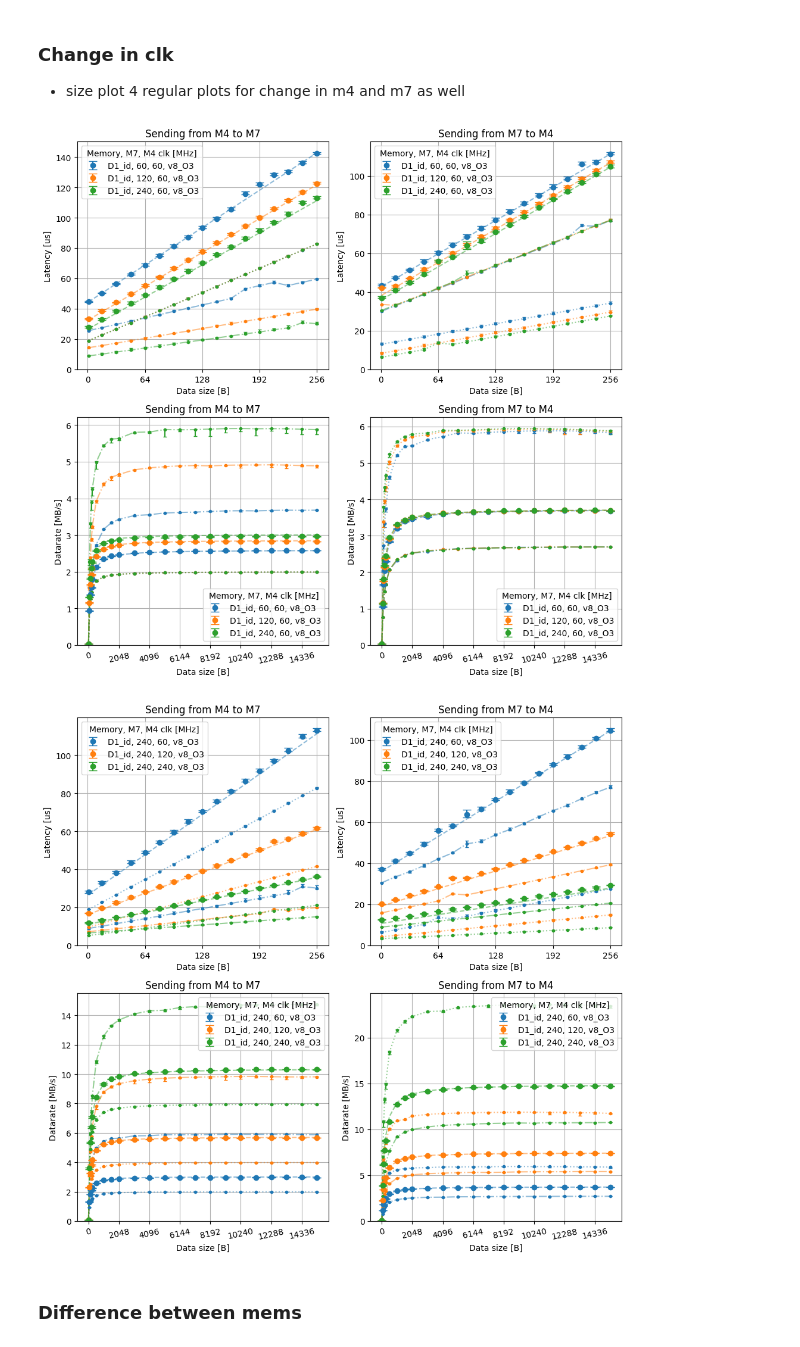
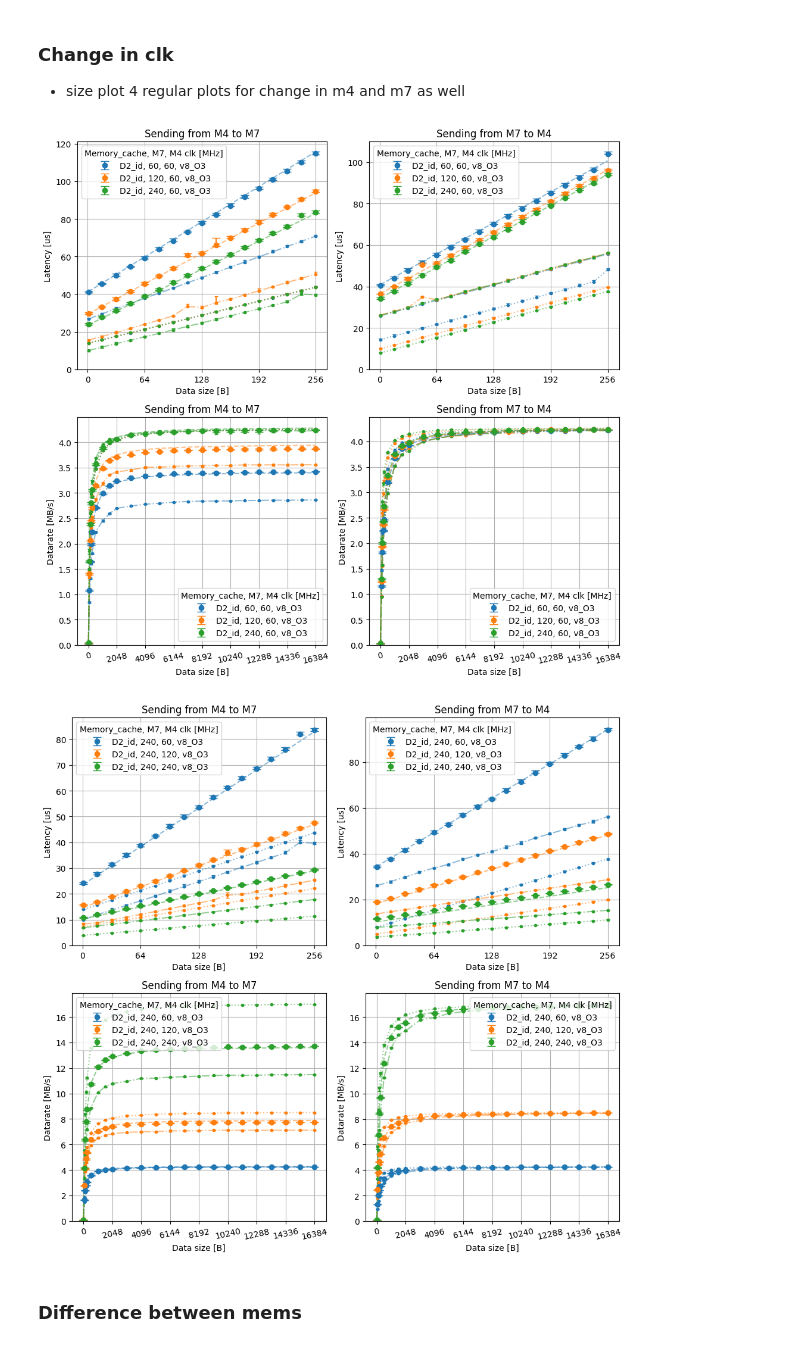
Before and after one commit to kovacsdotgergo/stm32h745-ipc, a Jupyter notebook: visu/src/final_visu.ipynb, the cells around one changed output. Cells and saved outputs as stored; diff of their text form; code cells hidden in the pictures.

Commit message:
adding final figures in progress

```diff
--- a/visu/src/final_visu.ipynb
+++ b/visu/src/final_visu.ipynb
@@ -15,4 +15,4 @@ sizes_long = ([1]
             + [16*x for x in range(1, 17)]
             + [512, 1024, 1536]
             + [1024*x for x in range(2, 16)] + [16376])
-sizes_long = [1] + list(filter(lambda x: x%64 == 0, sizes_long))
+sizes_long = [1] + list(filter(lambda x: x%64 == 0, sizes_long)) + [16376]
@@ -23,16 +35,15 @@ After checking for most of the edge cases (clk (60, 60) and (480, 60), all mems,
 # %%
 meas_configs = {
-    'direction': ['s'],
+    # direction in loop
     'clkM7': [480],
     'clkM4': [60],
     'repeat': [256],
-    #datasize in loop
+    # datasize in loop
     'mem': ['D1'],
-    'cache': ['none'],
+    'cache': ['i'],
 }
-base_dirs = ['v0_O0', 'v7_O3']
+base_dirs = ['v10_O0', 'v8_O3', 'v12_Osize', 'v13_Ofast']
 
-filename = 'release_and_length_size.pdf'
 i = 0
 plt.figure(figsize=(10, 9.5), layout='tight')
 for meas_type, sizes in zip(['latency', 'datarate'],
@@ -47,9 +58,6 @@ for meas_type, sizes in zip(['latency', 'datarate'],
             plt.xticks(np.arange(5)*64)
         visu.final_size_func_foreach(
             meas_configs, base_dirs, meas_type,
-            if_model=True)
+            if_model=True, if_mid_checkpoint=False)
         i = i + 1
-out = os.path.join(FIGURES_PATH, filename)
-if not os.path.exists(out):
-    plt.savefig(out)
 # %% [output]
@@ -62,42 +70,38 @@ if not os.path.exists(out):
 clkM7s = [[240, 120, 60], [240]]
 clkM4s = [[60], [240, 120, 60]]
 base_dirs = ['v8_O3']
-filenames = ['clock_m7_size.pdf', 'clock_m4_size.pdf']
 
 meas_configs = {
     # direction in loop
     # clkM4 in loop
     # clkM7 in loop
     'repeat': [256],
     # datasize in loop
-    'mem': ['D1'],
+    'mem': ['D2'],
     'cache': ['id'],
 }
-for filename, clkM7, clkM4 in zip(filenames, clkM7s, clkM4s):
+for clkM7, clkM4 in zip(clkM7s, clkM4s):
     i = 0
     plt.figure(figsize=(10, 9.5), layout='tight')
     for meas_type, sizes in zip(['latency', 'datarate'],
                                 [sizes_short, sizes_long]):
         for direction in ['r', 's']:
             meas_configs['direction'] = direction
             meas_configs['datasize'] = sizes
             meas_configs['clkM4'] = clkM4
             meas_configs['clkM7'] = clkM7
             ax = plt.subplot(221 + i)
             if sizes == sizes_long:
                 plt.xticks(np.arange(9)*2048, rotation=12)
             else:
                 plt.xticks(np.arange(5)*64)
             visu.final_size_func_foreach(
                 meas_configs, base_dirs, meas_type,
                 if_model=True, if_mid_checkpoint=True)
             i = i + 1
-    out = os.path.join(FIGURES_PATH, filename)
-    if not os.path.exists(out):
-        plt.savefig(out)
 # %% [output]
-[figure, old version]
+[figure, new version]
-[figure, old version]
+[figure, new version]
 # %% [markdown]
 ### Difference between mems
 # %%
```
Also changed, not shown: parts of 6 cells of this notebook, 25 other files.
